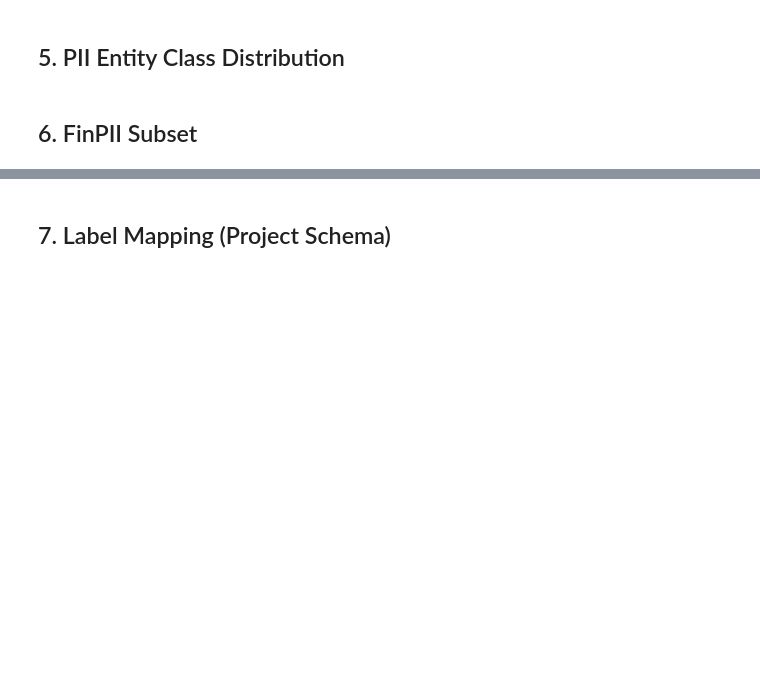
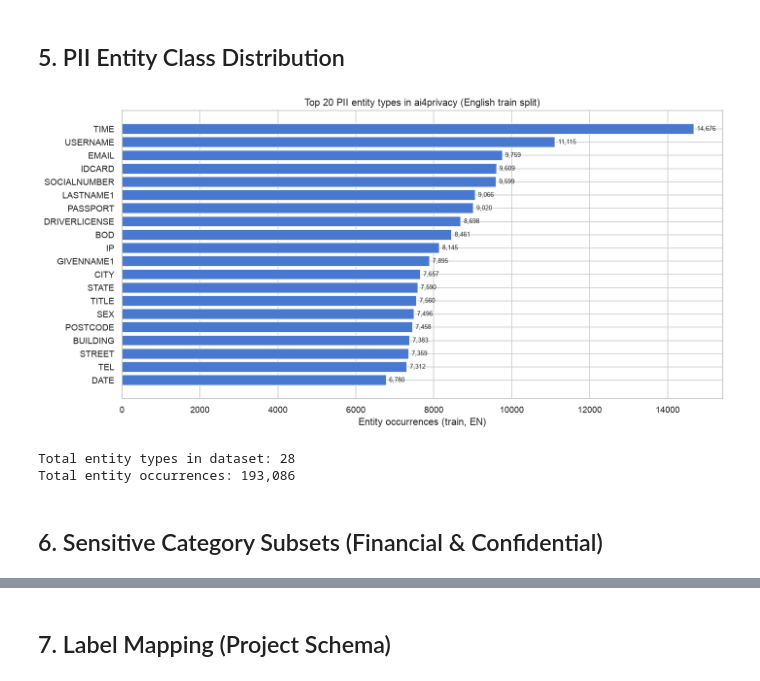
Before and after one commit to erel213/nlp-final-project, a Jupyter notebook: notebooks/01_data_exploration.ipynb, the cells around one changed output, grey strips where cells are left out. Cells and saved outputs as stored; diff of their text form; code cells hidden in the pictures; blank space fills up the shorter version.

Commit message:
Align our notebooks with our new preprocess module

```diff
--- a/notebooks/01_data_exploration.ipynb
+++ b/notebooks/01_data_exploration.ipynb
@@ -5,7 +5,7 @@ Exploratory analysis of the primary training dataset before any model training.
 Label mapping and privacy rules follow `.claude/rules/datasets.md`.
 # %%
 import json
-import os
+import sys
 from collections import Counter
 from pathlib import Path
 
@@ -18,18 +18,16 @@ from datasets import load_dataset
 sns.set_theme(style="whitegrid", palette="muted")
 plt.rcParams["figure.dpi"] = 120
 
-REPO_ROOT = Path("..")
+REPO_ROOT = Path("..").resolve()
 DATA_RAW = REPO_ROOT / "data" / "ai4privacy" / "raw"
 DATA_PROCESSED = REPO_ROOT / "data" / "ai4privacy" / "processed"
 DATA_PROCESSED.mkdir(parents=True, exist_ok=True)
 
-# FinPII entity types (finance/insurance subset per datasets.md)
-FINPII_TYPES = {
-    "ACCOUNTNUMBER", "CREDITCARDNUMBER", "CREDITCARDCVV", "CREDITCARDISSUER",
-    "IBAN", "SWIFT", "CURRENCY", "CURRENCYNAME", "CURRENCYCODE", "CURRENCYSYMBOL",
-    "AMOUNT", "TAXNUMBER", "SOCIALSECURITYNUMBER", "SORTCODE", "ETHEREUMADDRESS",
-    "BITCOINADDRESS", "LITECOINADDRESS",
-}
+sys.path.insert(0, str(REPO_ROOT))
+from data.preprocessing import (
+    parse_mask, build_labels, LABEL_COLS,
+    FINANCIAL_ENTITY_TYPES, CONFIDENTIAL_ENTITY_TYPES,
+)
 # %% [markdown]
 ## 1. Download Dataset
 # %%
@@ -136,45 +154,33 @@ else:
 # %% [markdown]
 ## 5. PII Entity Class Distribution
 # %%
-def parse_mask(mask):
-    """Return a list of entity dicts from privacy_mask regardless of storage format."""
-    if mask is None or (isinstance(mask, float)):  # None or NaN
-        return []
-    # HuggingFace → pandas often yields numpy.ndarray, not list
-    if isinstance(mask, np.ndarray):
-        return list(mask)
-    if isinstance(mask, list):
-        return mask
-    if isinstance(mask, str):
-        try:
-            return json.loads(mask)
-        except (json.JSONDecodeError, TypeError):
-            return []
-    return []
-
 entity_counts = Counter()
 for mask in train_df["privacy_mask"]:
     for ent in parse_mask(mask):
         entity_counts[ent["label"]] += 1
 
 if not entity_counts:
     print("No entities found — check privacy_mask format in cell 4 output.")
 else:
     top20 = entity_counts.most_common(20)
     labels_top, counts_top = zip(*top20)
 
     fig, ax = plt.subplots(figsize=(12, 6))
     bars = ax.barh(labels_top[::-1], counts_top[::-1])
     ax.set_xlabel("Entity occurrences (train, EN)")
     ax.set_title("Top 20 PII entity types in ai4privacy (English train split)")
     for bar, count in zip(bars, counts_top[::-1]):
         ax.text(bar.get_width() + max(counts_top) * 0.005, bar.get_y() + bar.get_height() / 2,
                 f"{count:,}", va="center", fontsize=8)
     plt.tight_layout()
     plt.show()
 
     print(f"\nTotal entity types in dataset: {len(entity_counts)}")
     print(f"Total entity occurrences: {sum(entity_counts.values()):,}")
+# %% [output]
+[figure, added]
+Total entity types in dataset: 28
+Total entity occurrences: 193,086
 # %% [markdown]
-## 6. FinPII Subset
+## 6. Sensitive Category Subsets (Financial & Confidential)
 # %%
```
Also changed, not shown: parts of 9 cells of this notebook, 2 other files.
